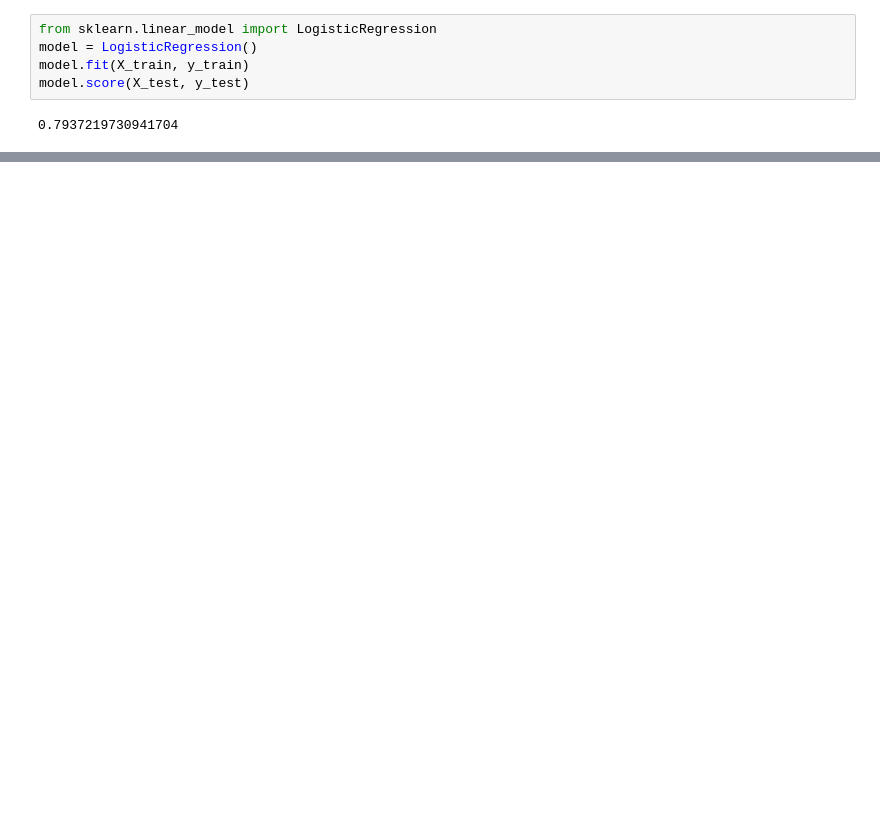
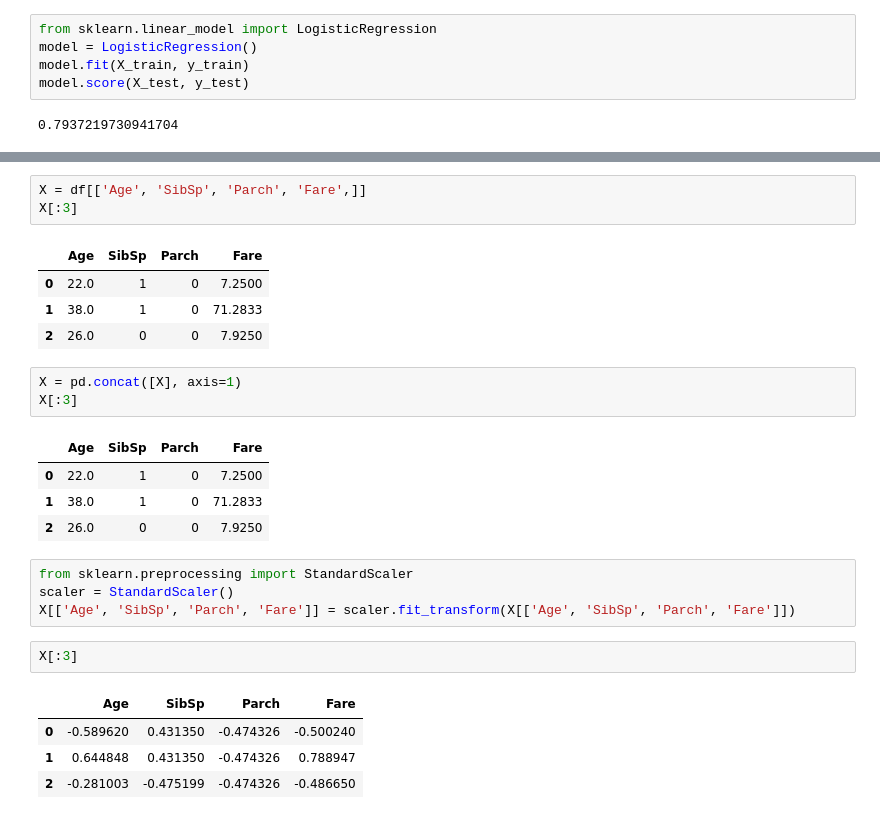
Before and after one commit to kyoungtaepark/he0722, a Jupyter notebook: f_07_Preprocessing_Example.ipynb, the cells around one changed output, grey strips where cells are left out. Saved outputs shown, nothing was run; the diff lists cells and outputs as text; blank space fills up the shorter version.

```diff
--- a/f_07_Preprocessing_Example.ipynb
+++ b/f_07_Preprocessing_Example.ipynb
@@ -518,0 +541,27 @@ model.score(X_test, y_test)
+# %%
+X = df[['Age', 'SibSp', 'Parch', 'Fare',]]
+X[:3]
+# %% [output]
+|  | Age | SibSp | Parch | Fare |
+| 0 | 22.0 | 1 | 0 | 7.2500 |
+| 1 | 38.0 | 1 | 0 | 71.2833 |
+| 2 | 26.0 | 0 | 0 | 7.9250 |
+# %%
+X = pd.concat([X], axis=1)
+X[:3]
+# %% [output]
+|  | Age | SibSp | Parch | Fare |
+| 0 | 22.0 | 1 | 0 | 7.2500 |
+| 1 | 38.0 | 1 | 0 | 71.2833 |
+| 2 | 26.0 | 0 | 0 | 7.9250 |
+# %%
+from sklearn.preprocessing import StandardScaler
+scaler = StandardScaler()
+X[['Age', 'SibSp', 'Parch', 'Fare']] = scaler.fit_transform(X[['Age', 'SibSp', 'Parch', 'Fare']])
+# %%
+X[:3]
+# %% [output]
+|  | Age | SibSp | Parch | Fare |
+| 0 | -0.589620 | 0.431350 | -0.474326 | -0.500240 |
+| 1 | 0.644848 | 0.431350 | -0.474326 | 0.788947 |
+| 2 | -0.281003 | -0.475199 | -0.474326 | -0.486650 |
```
Also changed, not shown: parts of 21 cells of this notebook.
